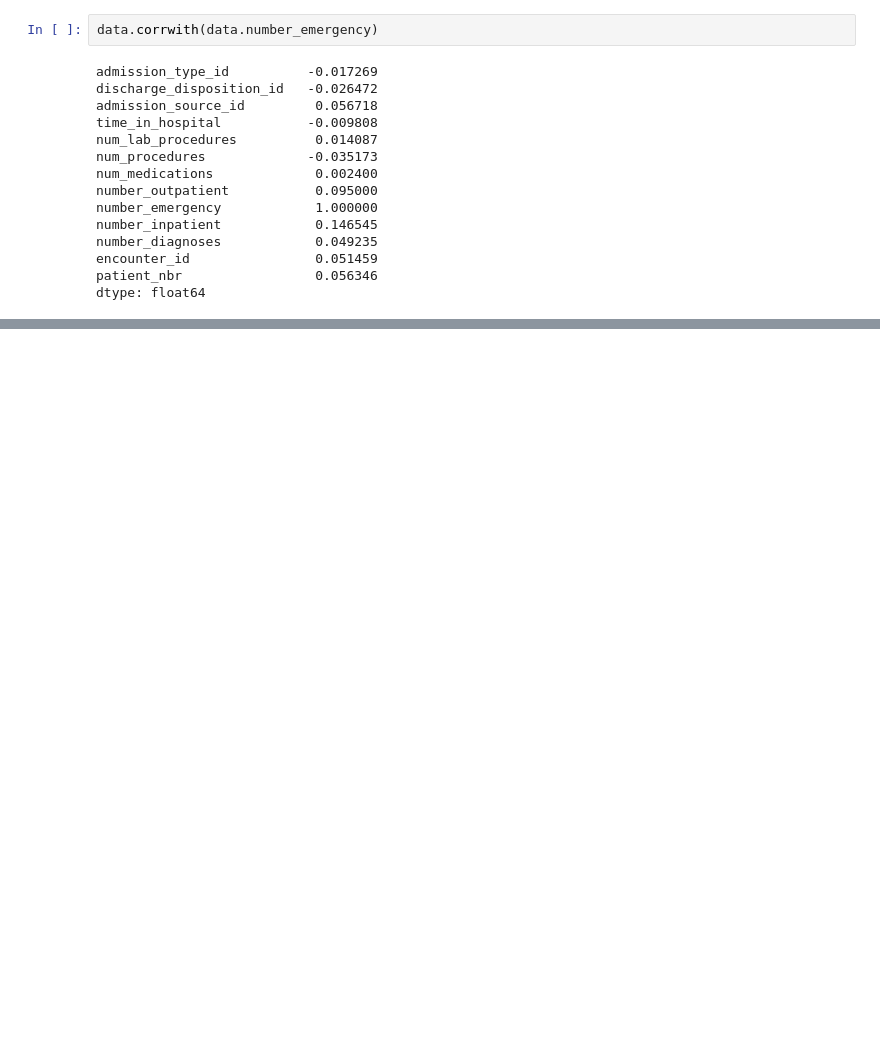
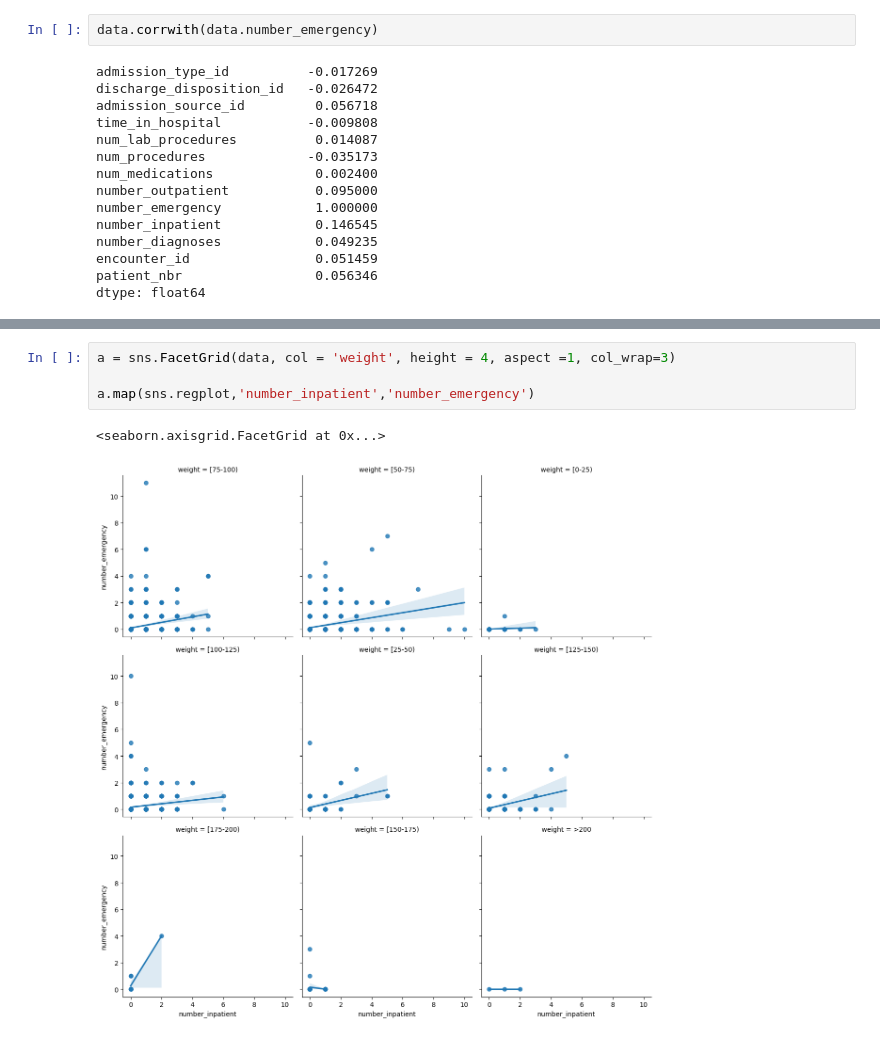
Before and after one commit to Chimichongo/STAT303_GROUP, a Jupyter notebook: Q_yuki.ipynb, the cells around one changed output, grey strips where cells are left out. Cells and saved outputs as stored; diff of their text form; blank space fills up the shorter version.

```diff
--- a/Q_yuki.ipynb
+++ b/Q_yuki.ipynb
@@ -124,0 +133,7 @@ Name: binned_time_in_hospital, dtype: int64
+# %%
+a = sns.FacetGrid(data, col = 'weight', height = 4, aspect =1, col_wrap=3)
+
+a.map(sns.regplot,'number_inpatient','number_emergency')
+# %% [output]
+<seaborn.axisgrid.FacetGrid at 0x...>
+[figure, added]
```
Also changed, not shown: parts of 28 cells of this notebook, 2 other files.
